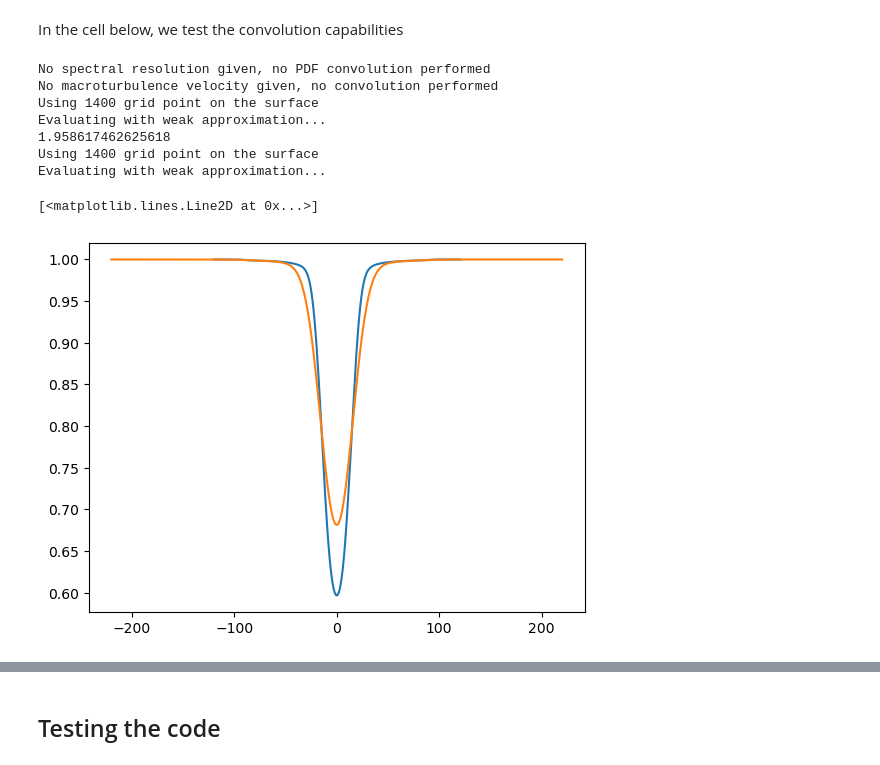
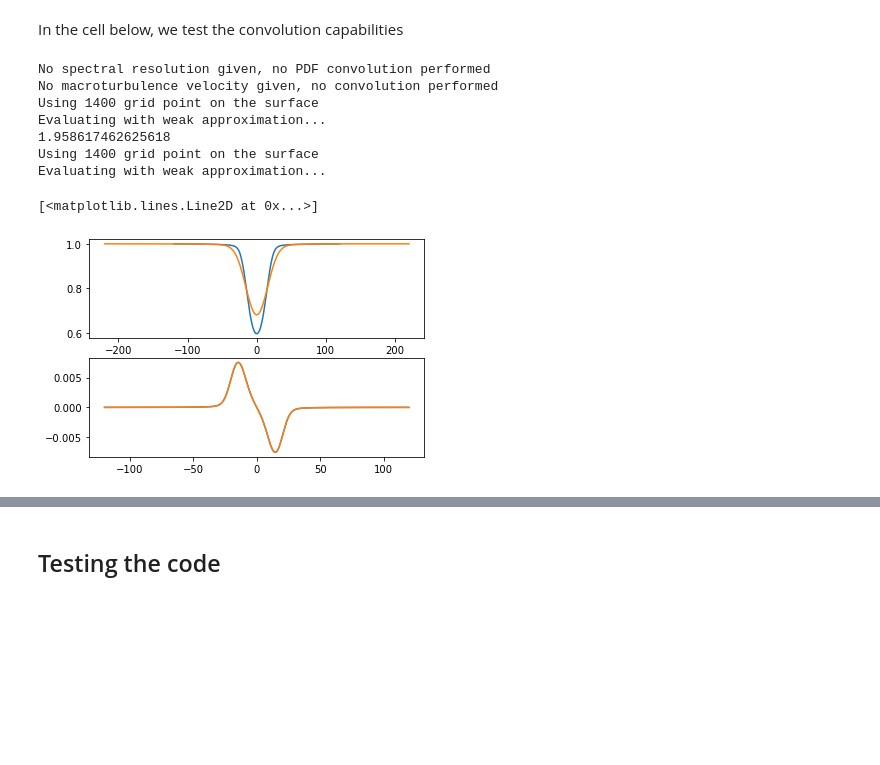
Before and after one commit to veropetit/pyRaven, a Jupyter notebook: diskint2_doc.ipynb, the cells around one changed output, grey strips where cells are left out. Drawn from its saved outputs; the diff is of its cells as text; code cells hidden in the pictures; blank space fills up the shorter version.

```diff
--- a/diskint2_doc.ipynb
+++ b/diskint2_doc.ipynb
@@ -689,28 +689,29 @@ In the cell below, we test the convolution capabilities
 # %%
 param = rav.params.get_def_param_weak()
 #param.pprint()
 param['general']['vsini']=10
 
-model = rav.diskint2.numerical(param)
+model = rav.diskint2.numerical(param,False)
 
-fig, ax = plt.subplots(1,1)
-ax.plot(model['vel'], model['flux'])
-
+fig, ax = plt.subplots(2,1)
+ax[0].plot(model['vel'], model['flux'])
+ax[1].plot(model['vel'], model['V'])
 
 import copy
 param2 = copy.deepcopy(param)
 param2['general'].update({'res': 65000.})
 param2['general'].update({'vmac': 10.})
-model2 = rav.diskint2.numerical(param2)
+model2 = rav.diskint2.numerical(param2,False)
 
-ax.plot(model2['vel'], model2['flux'])
+ax[0].plot(model2['vel'], model2['flux'])
+ax[1].plot(model['vel'], model['V'])
 # %% [output]
 No spectral resolution given, no PDF convolution performed
 No macroturbulence velocity given, no convolution performed
 Using 1400 grid point on the surface
 Evaluating with weak approximation...
 1.958617462625618
 Using 1400 grid point on the surface
 Evaluating with weak approximation...
 [<matplotlib.lines.Line2D at 0x...>]
-[figure, old version]
+[figure, new version]
```
Also changed, not shown: parts of 14 cells of this notebook.
